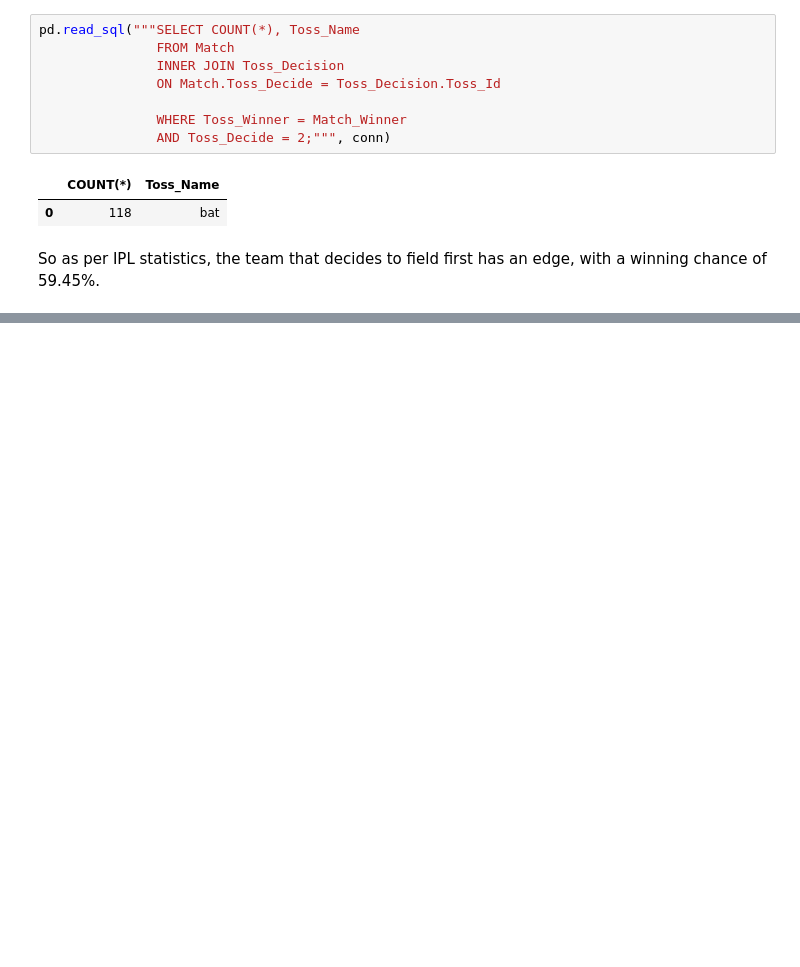
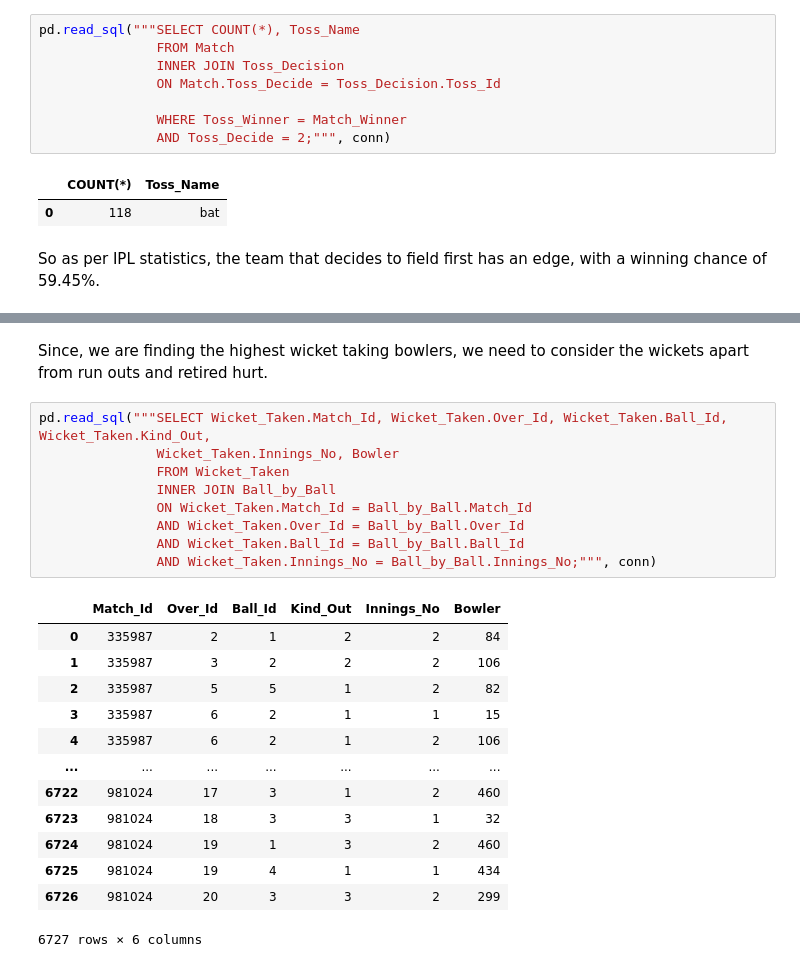
Before and after one commit to crypticrk/IPL-Data-Analysis, a Jupyter notebook: IPL Data Analysis.ipynb, the cells around one changed output, grey strips where cells are left out. Cells and saved outputs as stored; diff of their text form; blank space fills up the shorter version.

```diff
--- a/IPL Data Analysis.ipynb
+++ b/IPL Data Analysis.ipynb
@@ -760,0 +808,25 @@ So as per IPL statistics, the team that decides to field first has an edge, with
+# %% [markdown]
+Since, we are finding the highest wicket taking bowlers, we need to consider the wickets apart from run outs and retired hurt.
+# %%
+pd.read_sql("""SELECT Wicket_Taken.Match_Id, Wicket_Taken.Over_Id, Wicket_Taken.Ball_Id, Wicket_Taken.Kind_Out,
+               Wicket_Taken.Innings_No, Bowler
+               FROM Wicket_Taken
+               INNER JOIN Ball_by_Ball
+               ON Wicket_Taken.Match_Id = Ball_by_Ball.Match_Id
+               AND Wicket_Taken.Over_Id = Ball_by_Ball.Over_Id
+               AND Wicket_Taken.Ball_Id = Ball_by_Ball.Ball_Id
+               AND Wicket_Taken.Innings_No = Ball_by_Ball.Innings_No;""", conn)
+# %% [output]
+|  | Match_Id | Over_Id | Ball_Id | Kind_Out | Innings_No | Bowler |
+| 0 | 335987 | 2 | 1 | 2 | 2 | 84 |
+| 1 | 335987 | 3 | 2 | 2 | 2 | 106 |
+| 2 | 335987 | 5 | 5 | 1 | 2 | 82 |
+| 3 | 335987 | 6 | 2 | 1 | 1 | 15 |
+| 4 | 335987 | 6 | 2 | 1 | 2 | 106 |
+| ... | ... | ... | ... | ... | ... | ... |
+| 6722 | 981024 | 17 | 3 | 1 | 2 | 460 |
+| 6723 | 981024 | 18 | 3 | 3 | 1 | 32 |
+| 6724 | 981024 | 19 | 1 | 3 | 2 | 460 |
+| 6725 | 981024 | 19 | 4 | 1 | 1 | 434 |
+| 6726 | 981024 | 20 | 3 | 3 | 2 | 299 |
+6727 rows × 6 columns
```
Also changed, not shown: parts of 4 cells of this notebook.
